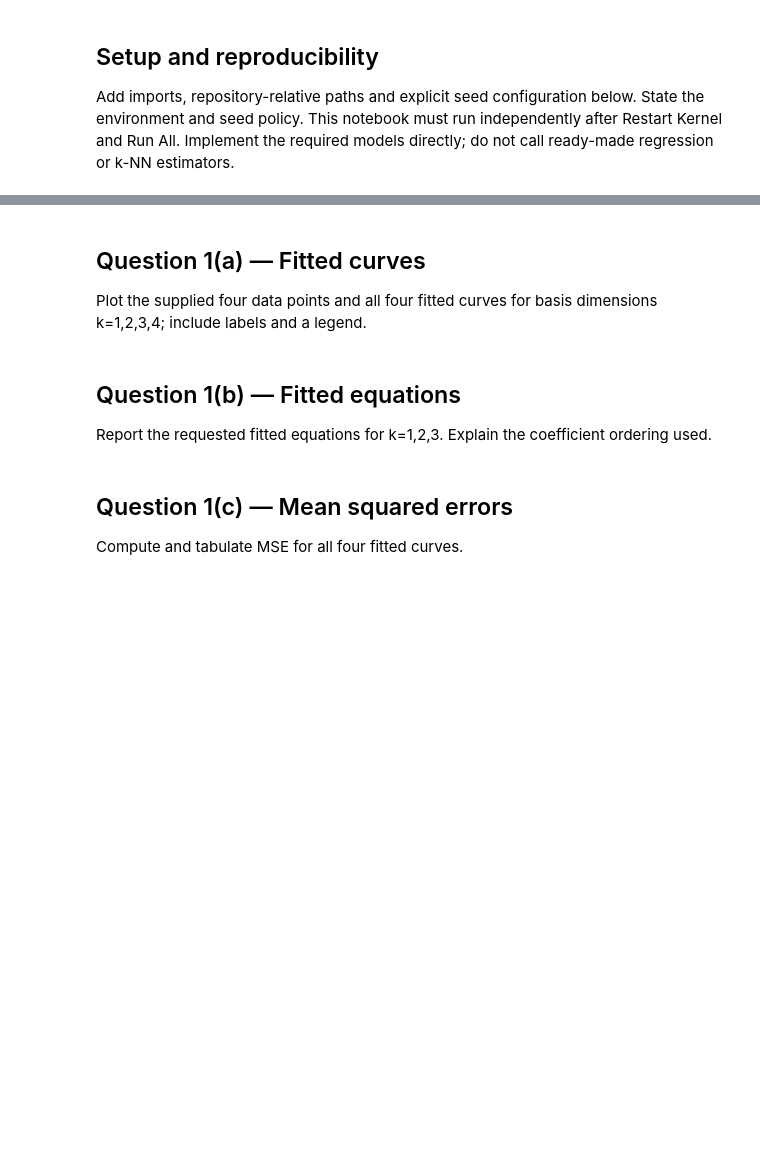
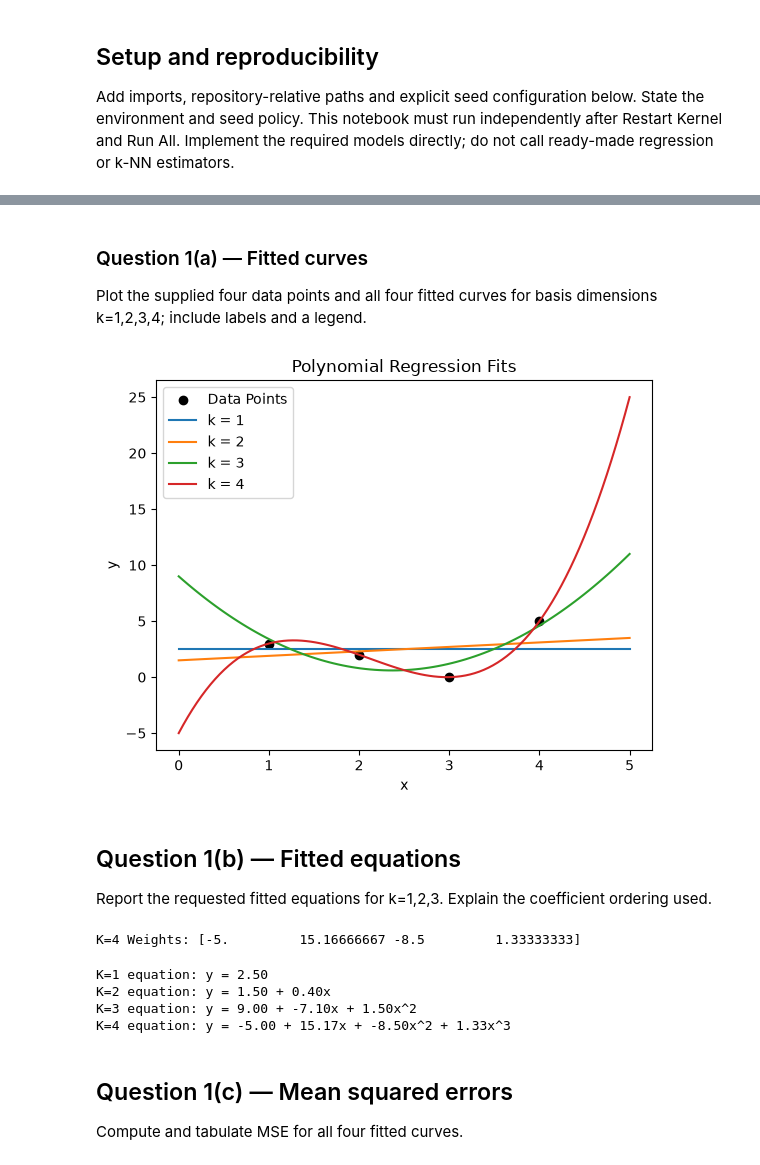
Before and after one commit to juanpablob11/comp0078-cw1-2026-27, a Jupyter notebook: notebooks/01_part1_q01_q03_basis_regression.ipynb, the cells around one changed output, grey strips where cells are left out. Cells and saved outputs as stored; diff of their text form; code cells hidden in the pictures; blank space fills up the shorter version.

Commit message:
Code for question 1 done

```diff
--- a/notebooks/01_part1_q01_q03_basis_regression.ipynb
+++ b/notebooks/01_part1_q01_q03_basis_regression.ipynb
@@ -12,0 +29,4 @@ Add imports, repository-relative paths and explicit seed configuration below. St
+# %%
+def apply_basis_function(data_x, k):
+    """Apply the basis function to the data."""
+    return basis_function(data_x, k)
@@ -13,11 +45,62 @@ Add imports, repository-relative paths and explicit seed configuration below. St
+# %%
+def fit_polynomial_regression(data_x, data_y, k):
+    """Fit a polynomial regression model to the data."""
+    X = apply_basis_function(data_x, k)
+    # Compute weights using numpy lstq solver
+    weights = np.linalg.lstsq(X.T @ X, X.T @ data_y)[0]
+
+    return weights
+# %%
+k_1_weights = fit_polynomial_regression(data_x, data_y, k=1)
+k_2_weights = fit_polynomial_regression(data_x, data_y, k=2)
+k_3_weights = fit_polynomial_regression(data_x, data_y, k=3)
+k_4_weights = fit_polynomial_regression(data_x, data_y, k=4)
 # %% [markdown]
-## Question 1(a) — Fitted curves
+### Question 1(a) — Fitted curves
 
 Plot the supplied four data points and all four fitted curves for basis dimensions k=1,2,3,4; include labels and a legend.
+# %%
+def plot_curves(data_x, data_y, weights_list, k_values):
+    """Plot the original data and the fitted curves."""
+    plt.scatter(data_x, data_y, color='black', label='Data Points')
+
+    x_range = np.linspace(min(data_x-1), max(data_x+1), 100)
+
+    for weights, k in zip(weights_list, k_values):
+        X_range = apply_basis_function(x_range, k)
+        y_range = X_range @ weights
+        plt.plot(x_range, y_range, label=f'k = {k}')
+
+    plt.xlabel('x')
+    plt.ylabel('y')
+    plt.title('Polynomial Regression Fits')
+    plt.legend()
+    plt.show()
+# %%
+plot_curves(data_x, data_y, [k_1_weights, k_2_weights, k_3_weights, k_4_weights], [1, 2, 3, 4])
+# %% [output]
+[figure, added]
 # %% [markdown]
 ## Question 1(b) — Fitted equations
 
 Report the requested fitted equations for k=1,2,3. Explain the coefficient ordering used.
+# %%
+print("K=4 Weights:", k_4_weights)
+# %% [output]
+K=4 Weights: [-5.         15.16666667 -8.5         1.33333333]
+# %%
+print("K=1 equation: y = {:.2f}".format(k_1_weights[0]))
+
+print("K=2 equation: y = {:.2f} + {:.2f}x".format(k_2_weights[0], k_2_weights[1]))
+
+print("K=3 equation: y = {:.2f} + {:.2f}x + {:.2f}x^2".format(k_3_weights[0], k_3_weights[1], k_3_weights[2]))
+
+print("K=4 equation: y = {:.2f} + {:.2f}x + {:.2f}x^2 + {:.2f}x^3".format(k_4_weights[0], k_4_weights[1], k_4_weights[2], k_4_weights[3]))
+# %% [output]
+K=1 equation: y = 2.50
+K=2 equation: y = 1.50 + 0.40x
+K=3 equation: y = 9.00 + -7.10x + 1.50x^2
+K=4 equation: y = -5.00 + 15.17x + -8.50x^2 + 1.33x^3
 # %% [markdown]
 ## Question 1(c) — Mean squared errors
 
```
Also changed, not shown: parts of 7 cells of this notebook.
